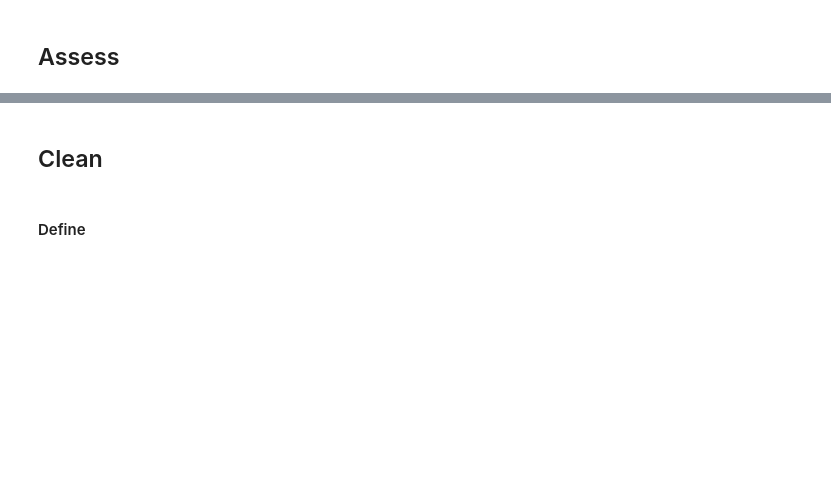
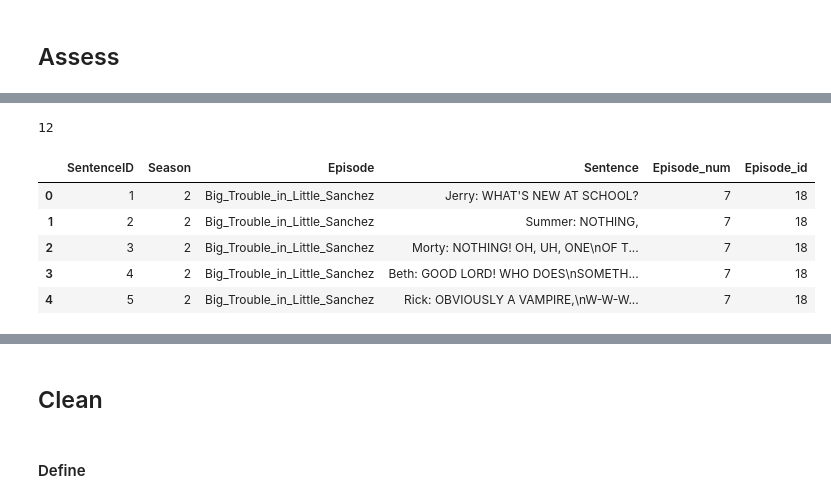
Before and after one commit to mccormd1/RandM_Transcript_Sentiment_Analysis, a Jupyter notebook: RandMWrangle.ipynb, the cells around one changed output, grey strips where cells are left out. Saved outputs shown, nothing was run; the diff lists cells and outputs as text; code cells hidden in the pictures; blank space fills up the shorter version.

```diff
--- a/RandMWrangle.ipynb
+++ b/RandMWrangle.ipynb
@@ -530,2 +566,7 @@ remaining Season 2 (and season 3 transcripts) have some extra annoyances. The su
 # %% [markdown]
 ## Assess
+# %%
+import pandas as pd
+
+testscript=pd.read_csv(os.path.join(folder_name,seasonfolder[1],'Big_Trouble_in_Little_Sanchez.csv'))
+testscript.head()
@@ -531,0 +592,46 @@ remaining Season 2 (and season 3 transcripts) have some extra annoyances. The su
+# %%
+episodeid={'Pilot': [1,1],
+          'Lawnmower_Dog': [2,2],
+          'Anatomy_Park_(episode)': [3,3],
+          'M._Night_Shaym-Aliens!': [4,4],
+          'Meeseeks_and_Destroy': [5,5],
+          'Rick_Potion_9': [6,6],
+          'Raising_Gazorpazorp': [7,7],
+          'Rixty_Minutes': [8,8],
+          'Something_Ricked_This_Way_Comes': [9,9],
+          'Close_Rick-counters_of_the_Rick_Kind': [10,10],
+          'Ricksy_Business': [11,11],
+          'A_Rickle_in_Time': [1,12],
+          'Mortynight_Run': [2,13],
+          'Auto_Erotic_Assimilation': [3,14],
+          'Total_Rickall': [4,15],
+          'Get_Schwifty': [5,16],
+          'The_Ricks_Must_Be_Crazy': [6,17],
+          'Big_Trouble_in_Little_Sanchez': [7,18],
+          'Interdimensional_Cable_2/_Tempting_Fate': [8,19],
+          'Look_Who%27s_Purging_Now': [9,20],
+          'The_Wedding_Squanchers': [10,21],
+          'The_Rickshank_Rickdemption': [1,22],
+          'Rickmancing_the_Stone': [2,23],
+          'Pickle_Rick': [3,24],
+          'Vindicators_3/_The_Return_of_Worldender': [4,25],
+          'The_Whirly_Dirly_Conspiracy': [5,26],
+          'Rest_and_Ricklaxation': [6,26],
+          'Tales_From_the_Citadel': [7,28],
+          'Mort%27s_Mind_Blowers': [8,29],
+          'The_ABC%27s_of_Beth': [9,30],
+          'The_Rickchurian_Mortydate':[10,31]}
+episodeid['A_Rickle_in_Time'][1]
+# %% [output]
+12
+# %%
+testscript['Episode_num']=episodeid[testscript.Episode[0]][0]
+testscript['Episode_id']=episodeid[testscript.Episode[0]][1]
+testscript.head()
+# %% [output]
+|  | SentenceID | Season | Episode | Sentence | Episode_num | Episode_id |
+| 0 | 1 | 2 | Big_Trouble_in_Little_Sanchez | Jerry: WHAT'S NEW AT SCHOOL? | 7 | 18 |
+| 1 | 2 | 2 | Big_Trouble_in_Little_Sanchez | Summer: NOTHING, | 7 | 18 |
+| 2 | 3 | 2 | Big_Trouble_in_Little_Sanchez | Morty: NOTHING! OH, UH, ONE\nOF T... | 7 | 18 |
+| 3 | 4 | 2 | Big_Trouble_in_Little_Sanchez | Beth: GOOD LORD! WHO DOES\nSOMETH... | 7 | 18 |
+| 4 | 5 | 2 | Big_Trouble_in_Little_Sanchez | Rick: OBVIOUSLY A VAMPIRE,\nW-W-W... | 7 | 18 |
```
Also changed, not shown: parts of 20 cells of this notebook.
